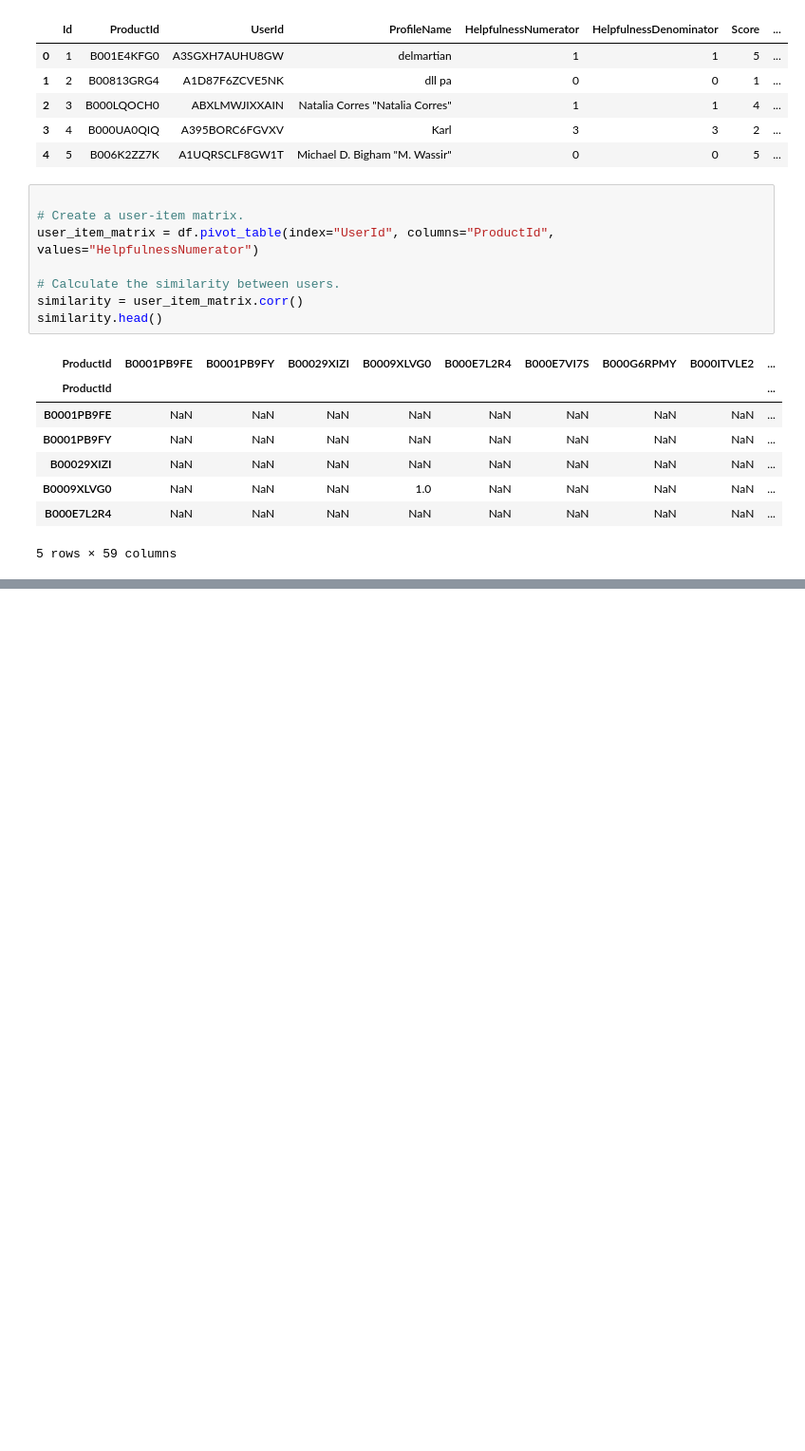
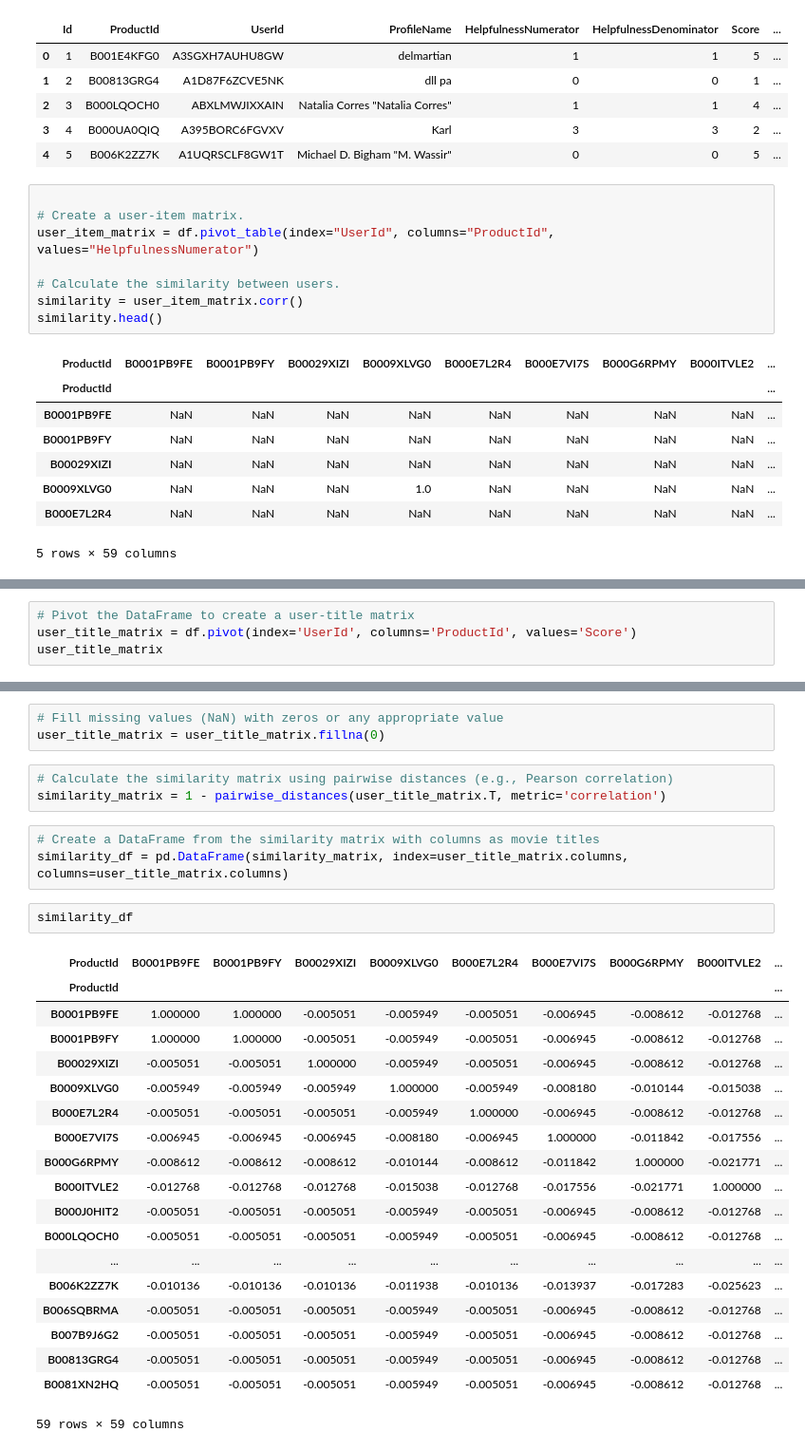
Before and after one commit to gsdavis1959/Python, a Jupyter notebook: SimpleRecommendation.ipynb, the cells around one changed output, grey strips where cells are left out. Shown at 95% size. Saved outputs shown, nothing was run; the diff lists cells and outputs as text; blank space fills up the shorter version.

```diff
--- a/SimpleRecommendation.ipynb
+++ b/SimpleRecommendation.ipynb
@@ -59,0 +137,4 @@ B0081XN2HQ
+# %%
+# Pivot the DataFrame to create a user-title matrix
+user_title_matrix = df.pivot(index='UserId', columns='ProductId', values='Score')
+user_title_matrix
@@ -59,0 +156,31 @@ B0081XN2HQ
+# %%
+# Fill missing values (NaN) with zeros or any appropriate value
+user_title_matrix = user_title_matrix.fillna(0)
+# %%
+# Calculate the similarity matrix using pairwise distances (e.g., Pearson correlation)
+similarity_matrix = 1 - pairwise_distances(user_title_matrix.T, metric='correlation')
+# %%
+# Create a DataFrame from the similarity matrix with columns as movie titles
+similarity_df = pd.DataFrame(similarity_matrix, index=user_title_matrix.columns, columns=user_title_matrix.columns)
+# %%
+similarity_df
+# %% [output]
+| ProductId | B0001PB9FE | B0001PB9FY | B00029XIZI | B0009XLVG0 | B000E7L2R4 | B000E7VI7S | B000G6RPMY | B000ITVLE2 | ... |
+| ProductId |  |  |  |  |  |  |  |  | ... |
+| B0001PB9FE | 1.000000 | 1.000000 | -0.005051 | -0.005949 | -0.005051 | -0.006945 | -0.008612 | -0.012768 | ... |
+| B0001PB9FY | 1.000000 | 1.000000 | -0.005051 | -0.005949 | -0.005051 | -0.006945 | -0.008612 | -0.012768 | ... |
+| B00029XIZI | -0.005051 | -0.005051 | 1.000000 | -0.005949 | -0.005051 | -0.006945 | -0.008612 | -0.012768 | ... |
+| B0009XLVG0 | -0.005949 | -0.005949 | -0.005949 | 1.000000 | -0.005949 | -0.008180 | -0.010144 | -0.015038 | ... |
+| B000E7L2R4 | -0.005051 | -0.005051 | -0.005051 | -0.005949 | 1.000000 | -0.006945 | -0.008612 | -0.012768 | ... |
+| B000E7VI7S | -0.006945 | -0.006945 | -0.006945 | -0.008180 | -0.006945 | 1.000000 | -0.011842 | -0.017556 | ... |
+| B000G6RPMY | -0.008612 | -0.008612 | -0.008612 | -0.010144 | -0.008612 | -0.011842 | 1.000000 | -0.021771 | ... |
+| B000ITVLE2 | -0.012768 | -0.012768 | -0.012768 | -0.015038 | -0.012768 | -0.017556 | -0.021771 | 1.000000 | ... |
+| B000J0HIT2 | -0.005051 | -0.005051 | -0.005051 | -0.005949 | -0.005051 | -0.006945 | -0.008612 | -0.012768 | ... |
+| B000LQOCH0 | -0.005051 | -0.005051 | -0.005051 | -0.005949 | -0.005051 | -0.006945 | -0.008612 | -0.012768 | ... |
+| ... | ... | ... | ... | ... | ... | ... | ... | ... | ... |
+| B006K2ZZ7K | -0.010136 | -0.010136 | -0.010136 | -0.011938 | -0.010136 | -0.013937 | -0.017283 | -0.025623 | ... |
+| B006SQBRMA | -0.005051 | -0.005051 | -0.005051 | -0.005949 | -0.005051 | -0.006945 | -0.008612 | -0.012768 | ... |
+| B007B9J6G2 | -0.005051 | -0.005051 | -0.005051 | -0.005949 | -0.005051 | -0.006945 | -0.008612 | -0.012768 | ... |
+| B00813GRG4 | -0.005051 | -0.005051 | -0.005051 | -0.005949 | -0.005051 | -0.006945 | -0.008612 | -0.012768 | ... |
+| B0081XN2HQ | -0.005051 | -0.005051 | -0.005051 | -0.005949 | -0.005051 | -0.006945 | -0.008612 | -0.012768 | ... |
+59 rows × 59 columns
```
Also changed, not shown: parts of 12 cells of this notebook.
